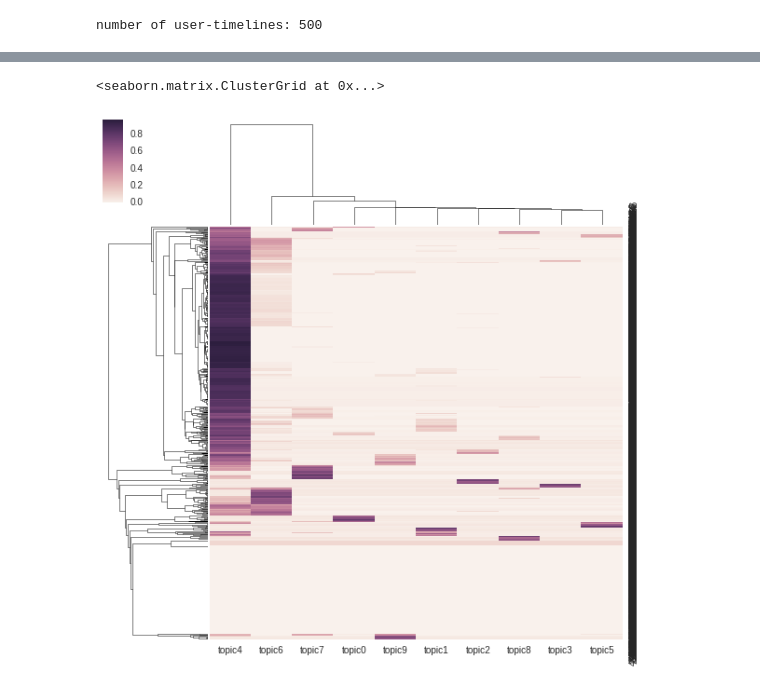
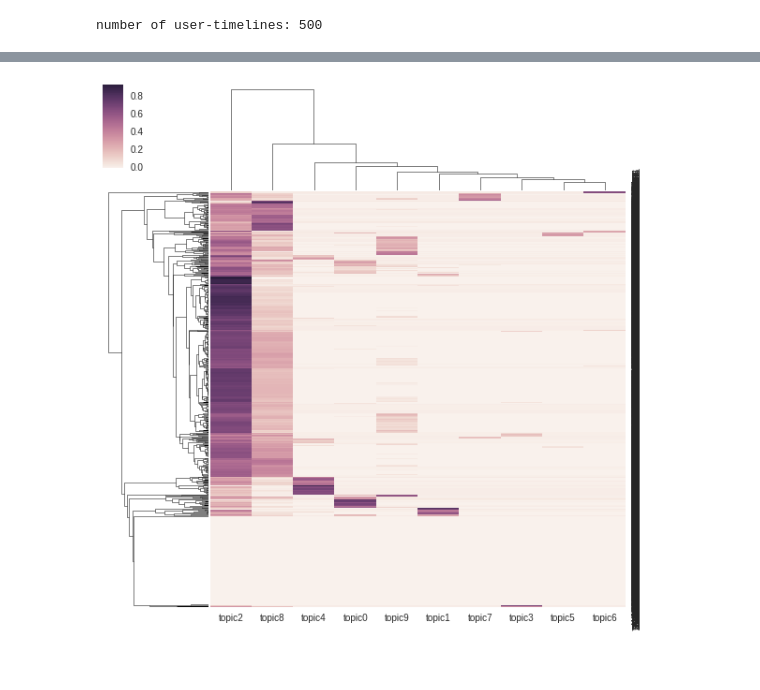
Before and after one commit to quinngroup/sm_w2v, a Jupyter notebook: notebooks/Topic_modeling_on_user-timelines.ipynb, the cells around one changed output, grey strips where cells are left out. Drawn from its saved outputs; the diff is of its cells as text; code cells hidden in the pictures.

```diff
--- a/notebooks/Topic_modeling_on_user-timelines.ipynb
+++ b/notebooks/Topic_modeling_on_user-timelines.ipynb
@@ -61,9 +61,11 @@ for k, v in user_clean_timelines.items():
     user_timelines_keys.append(k)
     texts.append(v)
 
-dictionary = corpora.Dictionary(texts)
+# filter out users with less than 200 words in the tweets in their timelines
+long_timelines = [t for t in texts if len(t) > 200]
+dictionary = corpora.Dictionary(long_timelines)
 dictionary.filter_extremes(no_below=10, no_above=0.3, keep_n=100000)
-corpus = [dictionary.doc2bow(text) for text in texts]
+corpus = [dictionary.doc2bow(text) for text in long_timelines]
 tfidf = TfidfModel(corpus)
 corpus = tfidf[corpus]
 corpus = corpus[0:500]
@@ -136,8 +134,8 @@ df.head()
 # %%
 import seaborn as sns
 %matplotlib inline
 
-sns.clustermap(df)
+figure = sns.clustermap(df)
+figure.savefig('user_timeline_clustermap.pdf', format='pdf')
 # %% [output]
-<seaborn.matrix.ClusterGrid at 0x...>
-[figure, old version]
+[figure, new version]
```
Also changed, not shown: parts of 3 cells of this notebook, 49 other files.
